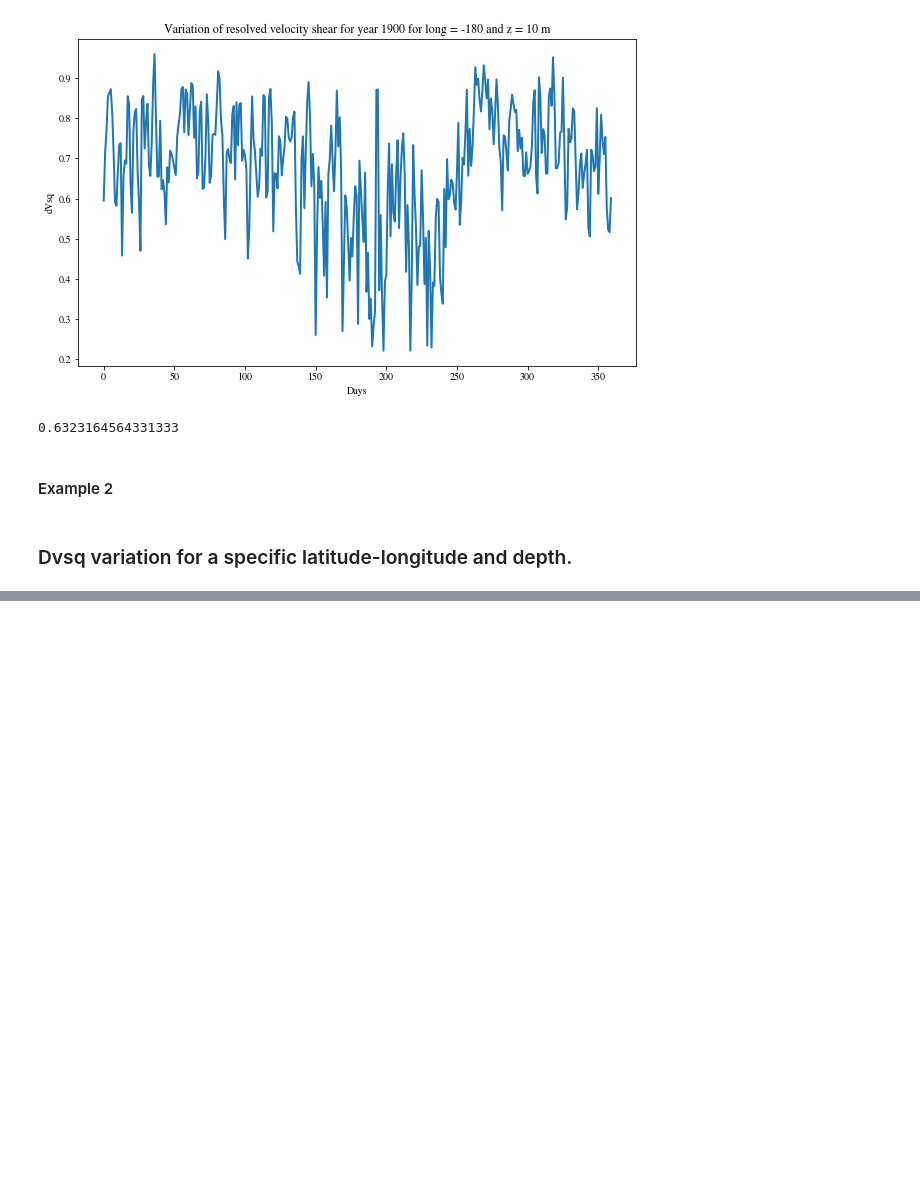
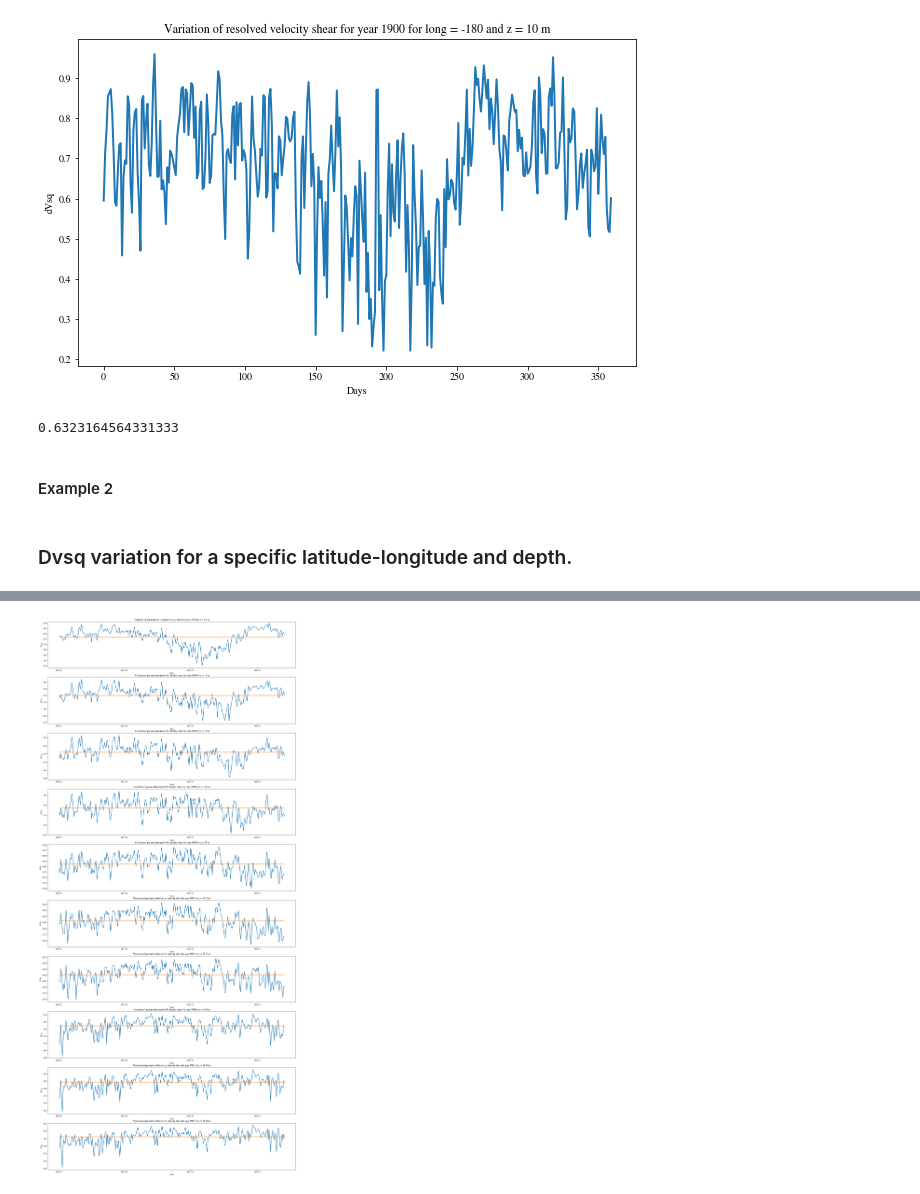
Before and after one commit to dhruvbhagtani/Ryan_No_Stress, a Jupyter notebook: Param_Bulk_Rc.ipynb, the cells around one changed output, grey strips where cells are left out. Drawn from its saved outputs; the diff is of its cells as text; code cells hidden in the pictures; blank space fills up the shorter version.

Commit message:
Testing parametrisation for resolved velocity shear using R2 score

```diff
--- a/Param_Bulk_Rc.ipynb
+++ b/Param_Bulk_Rc.ipynb
@@ -239,8 +239,8 @@ np.nanmean(corr_array)
 ### Dvsq variation for a specific latitude-longitude and depth.
 # %%
 z_array = dVsq.st_ocean.values
-t_lim = 360
-z_lim = 8
+t_lim = 362
+z_lim = 10
 corr_array = np.zeros((t_lim,z_lim))
 
 for i in range(0,t_lim):
@@ -251,7 +251,7 @@ for i in range(0,t_lim):
     for j,depth in enumerate(z_array[2:2+z_lim]):
         mask = hblt_trunc.where(hblt_trunc > depth)/hblt_trunc
         ustar_trunc = ustar_trunc*mask
-        dVsq_trunc = (dVsq.sel(time = slice(t_start,t_end)).mean('time').sel(st_ocean = z_val, method = 'nearest'))*mask
+        dVsq_trunc = (dVsq.sel(time = slice(t_start,t_end)).mean('time').sel(st_ocean = depth, method = 'nearest'))*mask
         itp_dVsq = (1*ustar_trunc + 80*ustar_trunc**2) * (np.exp(-1e-4*depth/ustar_trunc**0.5)) * (depth/60)
 
         data =  {'dVsq': dVsq_trunc.values.flatten(),
@@ -259,7 +259,7 @@ for i in range(0,t_lim):
                 }
         dVsq_stocean_df = pd.DataFrame(data = data)
         corr_array[int(i),j] = (dVsq_stocean_df.corr().values)[0][1]
-    if(i%30 == 0):
+    if(i%15 == 0):
         print(i)
 # %% [output]
 0
@@ -286,0 +308,75 @@ array([[0.90005927, 0.92056973, 0.93753179, 0.95003715, 0.95861254,
+# %%
+# Note that the plots are from 1st Jan to 10th Nov because of the error which stopped the calculations after that.
+
+plt.figure(figsize=(22,50))
+
+plt.subplot(10,1,1)
+plt.plot(dVsq.time[0:310], corr_array[0:310,0], label = 'Variation')
+plt.plot(dVsq.time[0:310], np.mean(corr_array[0:310,0]) * np.ones(310), label = 'Mean')
+plt.xlabel('Days')
+plt.ylabel('dVsq')
+plt.title('Variation of parametrised resolved velocity shear for year 1900 for z = 6.5 m')
+
+plt.subplot(10,1,2)
+plt.plot(dVsq.time[0:310],corr_array[0:310,1], label = 'Variation')
+plt.plot(dVsq.time[0:310], np.mean(corr_array[0:310,1]) * np.ones(310), label = 'Mean')
+plt.xlabel('Days')
+plt.ylabel('dVsq')
+plt.title('Variation of parametrised resolved velocity shear for year 1900 for z = 10 m')
+
+plt.subplot(10,1,3)
+plt.plot(dVsq.time[0:310],corr_array[0:310,2], label = 'Variation')
+plt.plot(dVsq.time[0:310], np.mean(corr_array[0:310,2]) * np.ones(310), label = 'Mean')
+plt.xlabel('Days')
+plt.ylabel('dVsq')
+plt.title('Variation of parametrised resolved velocity shear for year 1900 for z = 14 m')
+
+plt.subplot(10,1,4)
+plt.plot(dVsq.time[0:310],corr_array[0:310,3], label = 'Variation')
+plt.plot(dVsq.time[0:310], np.mean(corr_array[0:310,3]) * np.ones(310), label = 'Mean')
+plt.xlabel('Days')
+plt.ylabel('dVsq')
+plt.title('Variation of parametrised resolved velocity shear for year 1900 for z = 18.6 m')
+
+plt.subplot(10,1,5)
+plt.plot(dVsq.time[0:310],corr_array[0:310,4], label = 'Variation')
+plt.plot(dVsq.time[0:310], np.mean(corr_array[0:310,4]) * np.ones(310), label = 'Mean')
+plt.xlabel('Days')
+plt.ylabel('dVsq')
+plt.title('Variation of parametrised resolved velocity shear for year 1900 for z = 24 m')
+
+plt.subplot(10,1,6)
+plt.plot(dVsq.time[0:310],corr_array[0:310,5], label = 'Variation')
+plt.plot(dVsq.time[0:310], np.mean(corr_array[0:310,5]) * np.ones(310), label = 'Mean')
+plt.xlabel('Days')
+plt.ylabel('dVsq')
+plt.title('Variation of parametrised resolved velocity shear for year 1900 for z = 30.35 m')
+
+plt.subplot(10,1,7)
+plt.plot(dVsq.time[0:310],corr_array[0:310,6], label = 'Variation')
+plt.plot(dVsq.time[0:310], np.mean(corr_array[0:310,6]) * np.ones(310), label = 'Mean')
+plt.xlabel('Days')
+plt.ylabel('dVsq')
+plt.title('Variation of parametrised resolved velocity shear for year 1900 for z = 37.75 m')
+
+plt.subplot(10,1,8)
+plt.plot(dVsq.time[0:310],corr_array[0:310,7], label = 'Variation')
+plt.plot(dVsq.time[0:310], np.mean(corr_array[0:310,7]) * np.ones(310), label = 'Mean')
+plt.xlabel('Days')
+plt.ylabel('dVsq')
+plt.title('Variation of parametrised resolved velocity shear for year 1900 for z = 46.4 m')
+
+plt.subplot(10,1,9)
+plt.plot(dVsq.time[0:310],corr_array[0:310,8], label = 'Variation')
+plt.plot(dVsq.time[0:310], np.mean(corr_array[0:310,8]) * np.ones(310), label = 'Mean')
+plt.xlabel('Days')
+plt.ylabel('dVsq')
+plt.title('Variation of parametrised resolved velocity shear for year 1900 for z = 56.48 m')
+
+plt.subplot(10,1,10)
+plt.plot(dVsq.time[0:310],corr_array[0:310,9], label = 'Variation')
+plt.plot(dVsq.time[0:310], np.mean(corr_array[0:310,9]) * np.ones(310), label = 'Mean')
+plt.xlabel('Days')
+plt.ylabel('dVsq')
+plt.title('Variation of parametrised resolved velocity shear for year 1900 for z = 68.26 m')
+# %% [output]
@@ -286,0 +384 @@ array([[0.90005927, 0.92056973, 0.93753179, 0.95003715, 0.95861254,
+[figure, added]
```
Also changed, not shown: parts of 6 cells of this notebook.
